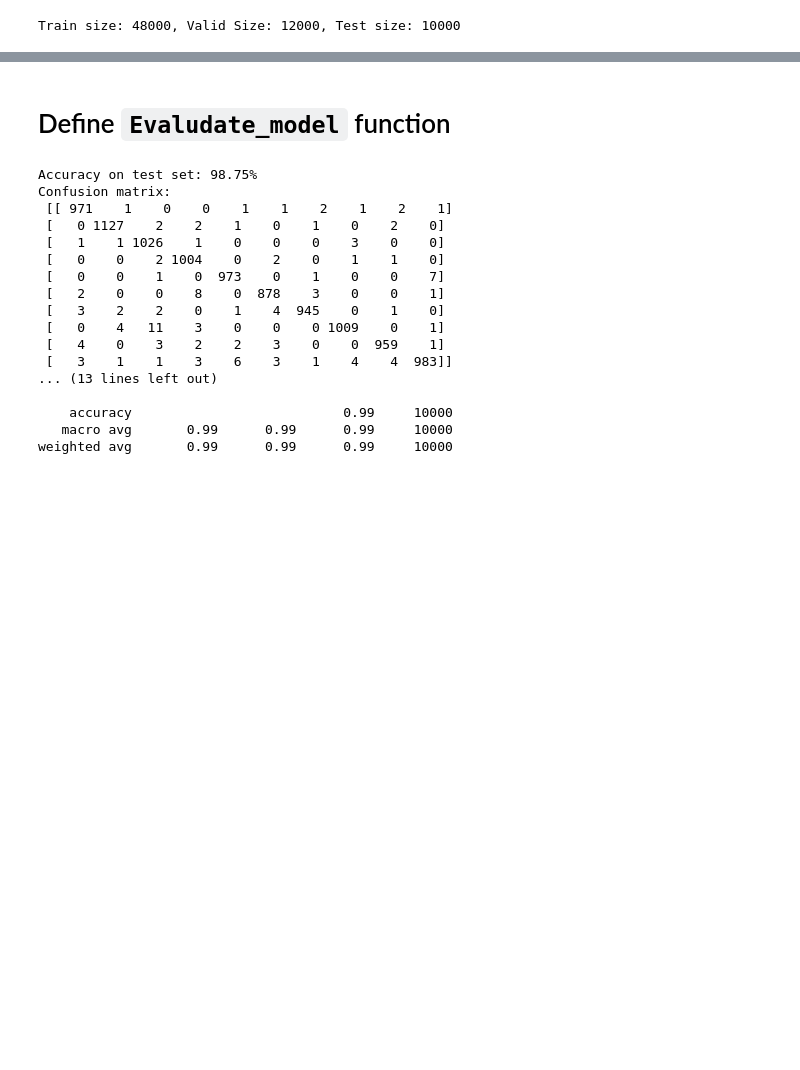
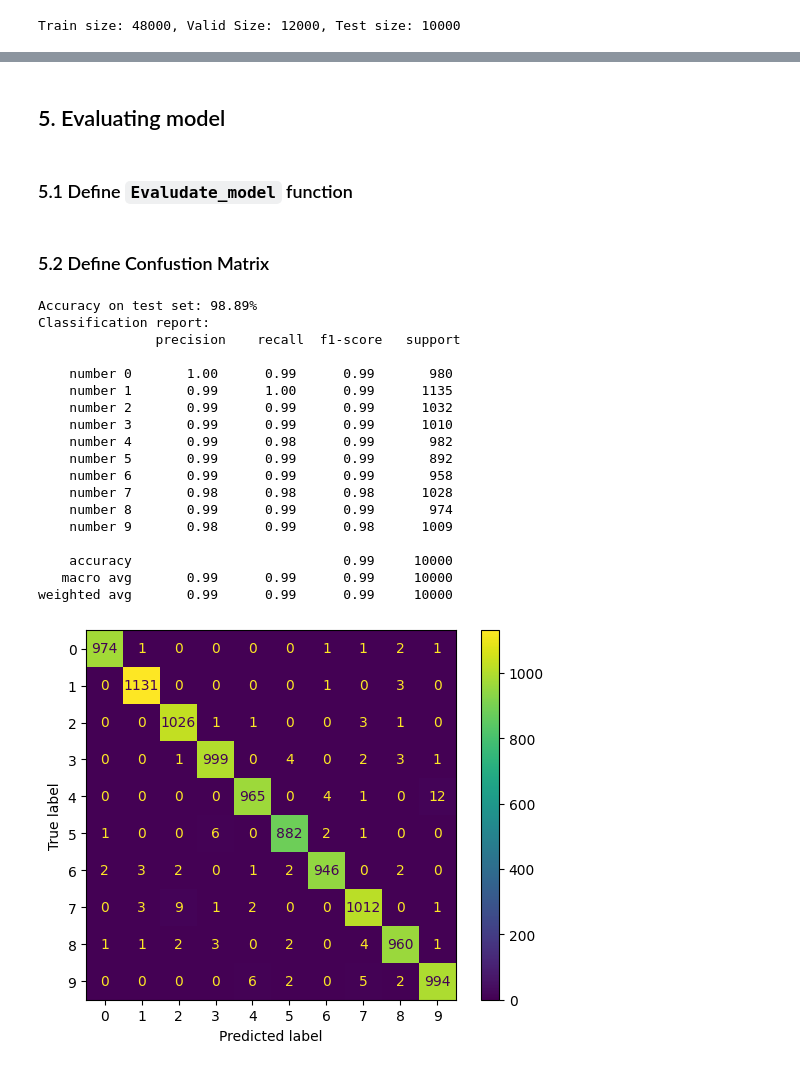
Before and after one commit to QioCas/DL-final-project, a Jupyter notebook: report.ipynb, the cells around one changed output, grey strips where cells are left out. Drawn from its saved outputs; the diff is of its cells as text; code cells hidden in the pictures; blank space fills up the shorter version.

```diff
--- a/report.ipynb
+++ b/report.ipynb
@@ -222,5 +234,7 @@ Epoch: 142 / 10000, Average training loss: 1.464169806,  Validation loss: 1.4751
 Early stopping
 Done training
+# %% [markdown]
+## 5. Evaluating model
 # %% [markdown]
-# Define `Evaludate_model` function
+### 5.1 Define `Evaludate_model` function
 # %%
@@ -250,36 +263,43 @@ def Evaludate_model():
 
 
     return correct / total, output_labels, predict_labels
+# %% [markdown]
+### 5.2 Define Confustion Matrix
+# %%
+from sklearn.metrics import ConfusionMatrixDisplay
+
+from sklearn.metrics import confusion_matrix, classification_report
+
+def cm_plot(y_test, y_pred):
+    confuse_matrix = confusion_matrix(y_test, y_pred)
+    display = ConfusionMatrixDisplay(confusion_matrix=confuse_matrix)
+    display.plot()
 # %%
-from sklearn.metrics import confusion_matrix, classification_report
-
 accuracy, output_label, predict_label = Evaludate_model()
 
-# in ra accuracy
 print(f"Accuracy on test set: {accuracy * 100:.2f}%")
 
-# in ra confusion matrix
-cm = confusion_matrix(output_label, predict_label)
-print('Confusion matrix:\n', cm)
-
-# in ra classification report
 report = classification_report(output_label, predict_label, target_names=["number " + str(i) for i in range(10)])
 print('Classification report:\n', report)
+
+cm_plot(output_label, predict_label)
 # %% [output]
-Accuracy on test set: 98.75%
-Confusion matrix:
- [[ 971    1    0    0    1    1    2    1    2    1]
- [   0 1127    2    2    1    0    1    0    2    0]
- [   1    1 1026    1    0    0    0    3    0    0]
- [   0    0    2 1004    0    2    0    1    1    0]
- [   0    0    1    0  973    0    1    0    0    7]
- [   2    0    0    8    0  878    3    0    0    1]
- [   3    2    2    0    1    4  945    0    1    0]
- [   0    4   11    3    0    0    0 1009    0    1]
- [   4    0    3    2    2    3    0    0  959    1]
- [   3    1    1    3    6    3    1    4    4  983]]
-... (13 lines left out)
+Accuracy on test set: 98.89%
+Classification report:
+               precision    recall  f1-score   support
+
+    number 0       1.00      0.99      0.99       980
+    number 1       0.99      1.00      0.99      1135
+    number 2       0.99      0.99      0.99      1032
+    number 3       0.99      0.99      0.99      1010
+    number 4       0.99      0.98      0.99       982
+    number 5       0.99      0.99      0.99       892
+    number 6       0.99      0.99      0.99       958
+    number 7       0.98      0.98      0.98      1028
+    number 8       0.99      0.99      0.99       974
+    number 9       0.98      0.99      0.98      1009
 
     accuracy                           0.99     10000
    macro avg       0.99      0.99      0.99     10000
 weighted avg       0.99      0.99      0.99     10000
+[figure, added]
```
Also changed, not shown: parts of 25 cells of this notebook.
